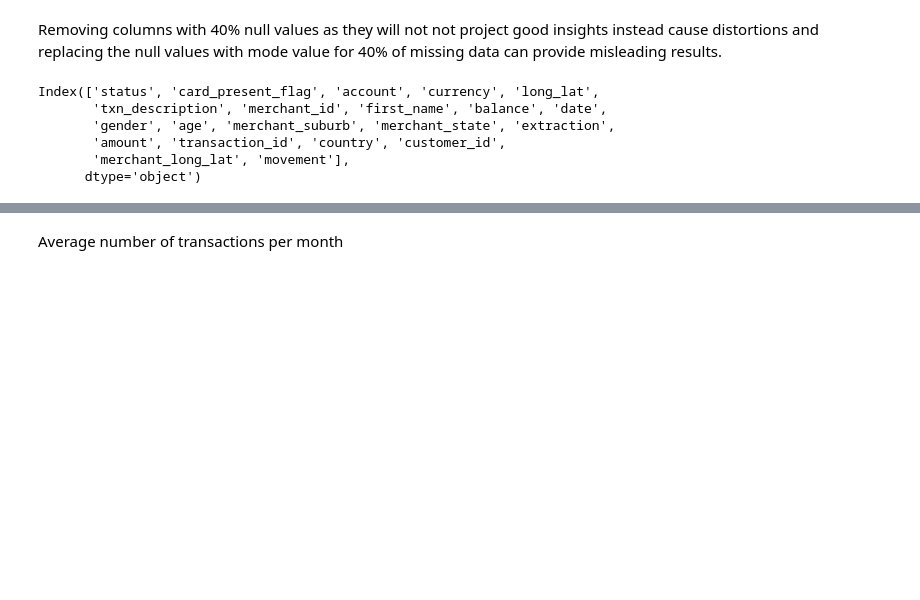
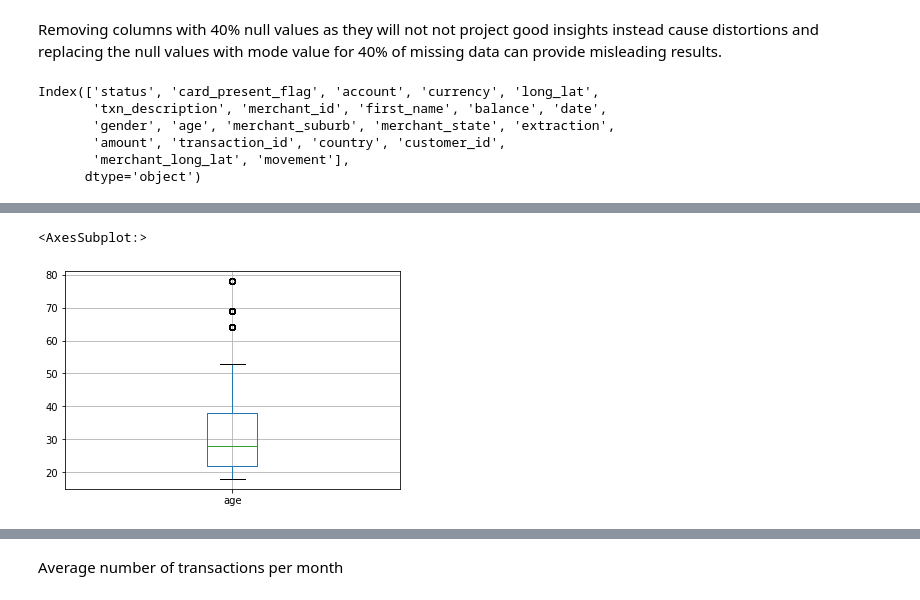
Before and after one commit to shaun1907/ANZ_Internship_Data, a Jupyter notebook: eda.ipynb, the cells around one changed output, grey strips where cells are left out. Cells and saved outputs as stored; diff of their text form; code cells hidden in the pictures; blank space fills up the shorter version.

```diff
--- a/eda.ipynb
+++ b/eda.ipynb
@@ -5,5 +6,5 @@ import seaborn as sns #for representation of relationship between variables.
 from matplotlib import pyplot as plt
 import scipy
 # %%
-df = pd.read_excel('ANZ synthesised transaction dataset.xlsx', header=0)
+df = pd.read_excel('ANZ synthesised transaction dataset.xlsx', header=0, engine = 'openpyxl')
 df.head() #checking first five entries
@@ -16,0 +79,4 @@ df.tail() #checking last 5 entries
+# %%
+#parsing account column
+df['account'] = df['account'].apply(lambda x: x.split('-')[1])
+df['account']
@@ -16,0 +96,5 @@ df.tail() #checking last 5 entries
+# %%
+#parsing customer_id column
+df['customer_id'] = df['customer_id'].apply(lambda x: x.split('-')[1])
+df['customer_id']
+##try and see how this is working???? the splitting with index number
@@ -124,0 +130,4 @@ AvgtransAmount.mean()
+# %%
+#dropping columns which do not assist in providing insights
+df_cleaned = df_majority.drop(['status', 'currency', 'country', 'card_present_flag'], axis=1)
+df_cleaned
@@ -124,0 +322,5 @@ AvgtransAmount.mean()
+# %%
+df_cleaned.boxplot(column=['age'])
+# %% [output]
+<AxesSubplot:>
+[figure, added]
```
Also changed, not shown: parts of 61 cells of this notebook, 5 other files.
